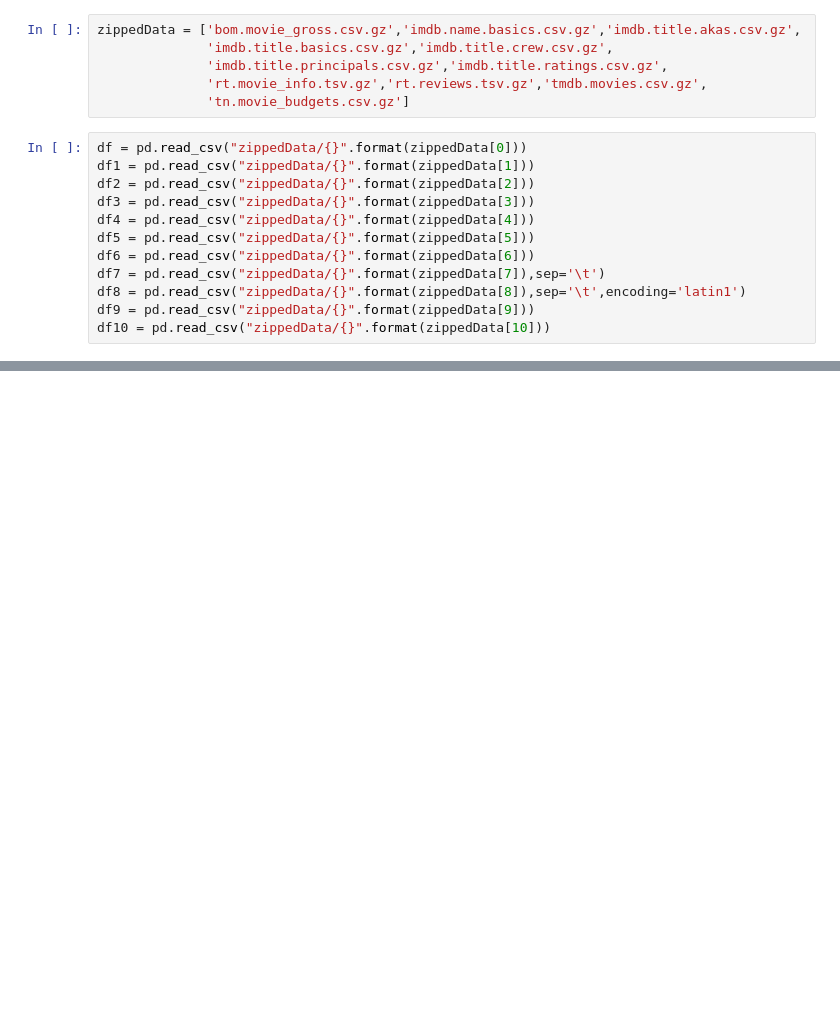
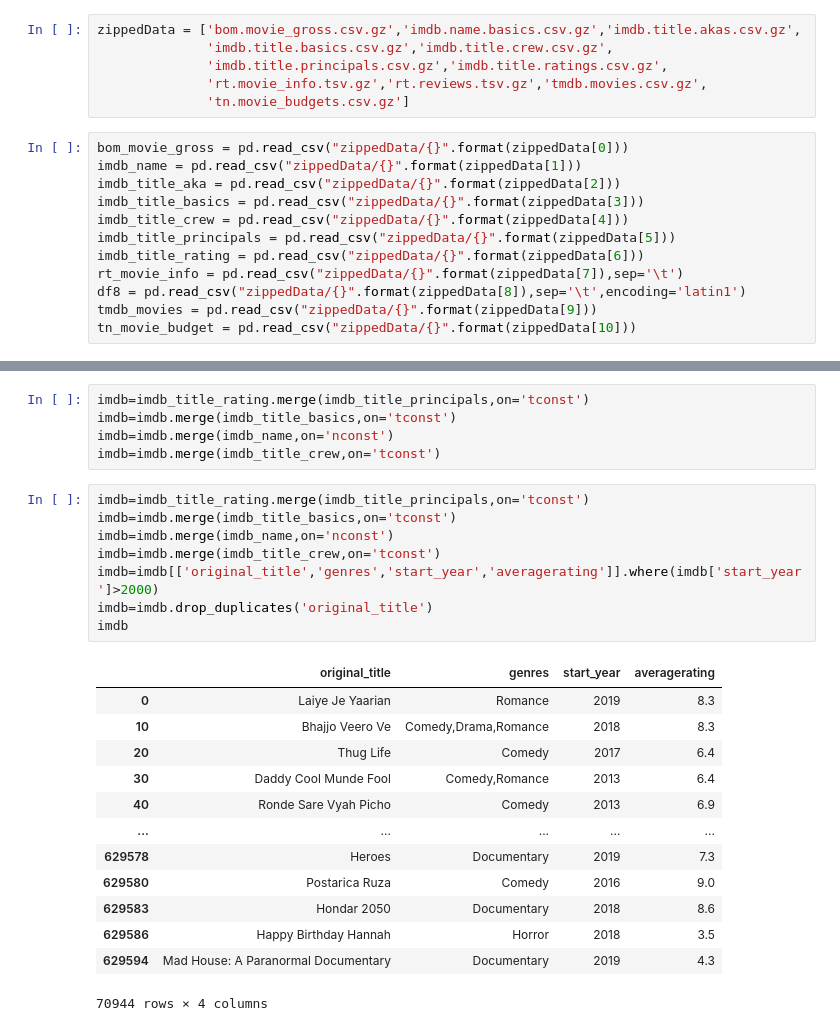
Before and after one commit to halemade/film_recommendations, a Jupyter notebook: explore_data.ipynb, the cells around one changed output, grey strips where cells are left out. Cells and saved outputs as stored; diff of their text form; blank space fills up the shorter version.

Commit message:
added names and imdb merge

```diff
--- a/explore_data.ipynb
+++ b/explore_data.ipynb
@@ -16,15 +16,15 @@ zippedData = ['bom.movie_gross.csv.gz','imdb.name.basics.csv.gz','imdb.title.aka
               'rt.movie_info.tsv.gz','rt.reviews.tsv.gz','tmdb.movies.csv.gz',
               'tn.movie_budgets.csv.gz']
 # %%
-df = pd.read_csv("zippedData/{}".format(zippedData[0]))
-df1 = pd.read_csv("zippedData/{}".format(zippedData[1]))
-df2 = pd.read_csv("zippedData/{}".format(zippedData[2]))
-df3 = pd.read_csv("zippedData/{}".format(zippedData[3]))
-df4 = pd.read_csv("zippedData/{}".format(zippedData[4]))
-df5 = pd.read_csv("zippedData/{}".format(zippedData[5]))
-df6 = pd.read_csv("zippedData/{}".format(zippedData[6]))
-df7 = pd.read_csv("zippedData/{}".format(zippedData[7]),sep='\t')
+bom_movie_gross = pd.read_csv("zippedData/{}".format(zippedData[0]))
+imdb_name = pd.read_csv("zippedData/{}".format(zippedData[1]))
+imdb_title_aka = pd.read_csv("zippedData/{}".format(zippedData[2]))
+imdb_title_basics = pd.read_csv("zippedData/{}".format(zippedData[3]))
+imdb_title_crew = pd.read_csv("zippedData/{}".format(zippedData[4]))
+imdb_title_principals = pd.read_csv("zippedData/{}".format(zippedData[5]))
+imdb_title_rating = pd.read_csv("zippedData/{}".format(zippedData[6]))
+rt_movie_info = pd.read_csv("zippedData/{}".format(zippedData[7]),sep='\t')
 df8 = pd.read_csv("zippedData/{}".format(zippedData[8]),sep='\t',encoding='latin1')
-df9 = pd.read_csv("zippedData/{}".format(zippedData[9]))
-df10 = pd.read_csv("zippedData/{}".format(zippedData[10]))
+tmdb_movies = pd.read_csv("zippedData/{}".format(zippedData[9]))
+tn_movie_budget = pd.read_csv("zippedData/{}".format(zippedData[10]))
 # %%
@@ -36,4 +36,31 @@ df.head()
 | 2 | Harry Potter and the Deathly Hall... | WB | 296000000.0 | 664300000 | 2010 |
 | 3 | Inception | WB | 292600000.0 | 535700000 | 2010 |
 | 4 | Shrek Forever After | P/DW | 238700000.0 | 513900000 | 2010 |
+# %%
+imdb=imdb_title_rating.merge(imdb_title_principals,on='tconst')
+imdb=imdb.merge(imdb_title_basics,on='tconst')
+imdb=imdb.merge(imdb_name,on='nconst')
+imdb=imdb.merge(imdb_title_crew,on='tconst')
+# %%
+imdb=imdb_title_rating.merge(imdb_title_principals,on='tconst')
+imdb=imdb.merge(imdb_title_basics,on='tconst')
+imdb=imdb.merge(imdb_name,on='nconst')
+imdb=imdb.merge(imdb_title_crew,on='tconst')
+imdb=imdb[['original_title','genres','start_year','averagerating']].where(imdb['start_year']>2000)
+imdb=imdb.drop_duplicates('original_title')
+imdb
+# %% [output]
+|  | original_title | genres | start_year | averagerating |
+| 0 | Laiye Je Yaarian | Romance | 2019 | 8.3 |
+| 10 | Bhajjo Veero Ve | Comedy,Drama,Romance | 2018 | 8.3 |
+| 20 | Thug Life | Comedy | 2017 | 6.4 |
+| 30 | Daddy Cool Munde Fool | Comedy,Romance | 2013 | 6.4 |
+| 40 | Ronde Sare Vyah Picho | Comedy | 2013 | 6.9 |
+| ... | ... | ... | ... | ... |
+| 629578 | Heroes | Documentary | 2019 | 7.3 |
+| 629580 | Postarica Ruza | Comedy | 2016 | 9.0 |
+| 629583 | Hondar 2050 | Documentary | 2018 | 8.6 |
+| 629586 | Happy Birthday Hannah | Horror | 2018 | 3.5 |
+| 629594 | Mad House: A Paranormal Documentary | Documentary | 2019 | 4.3 |
+70944 rows × 4 columns
 # %%
```
Also changed, not shown: parts of 15 cells of this notebook.
